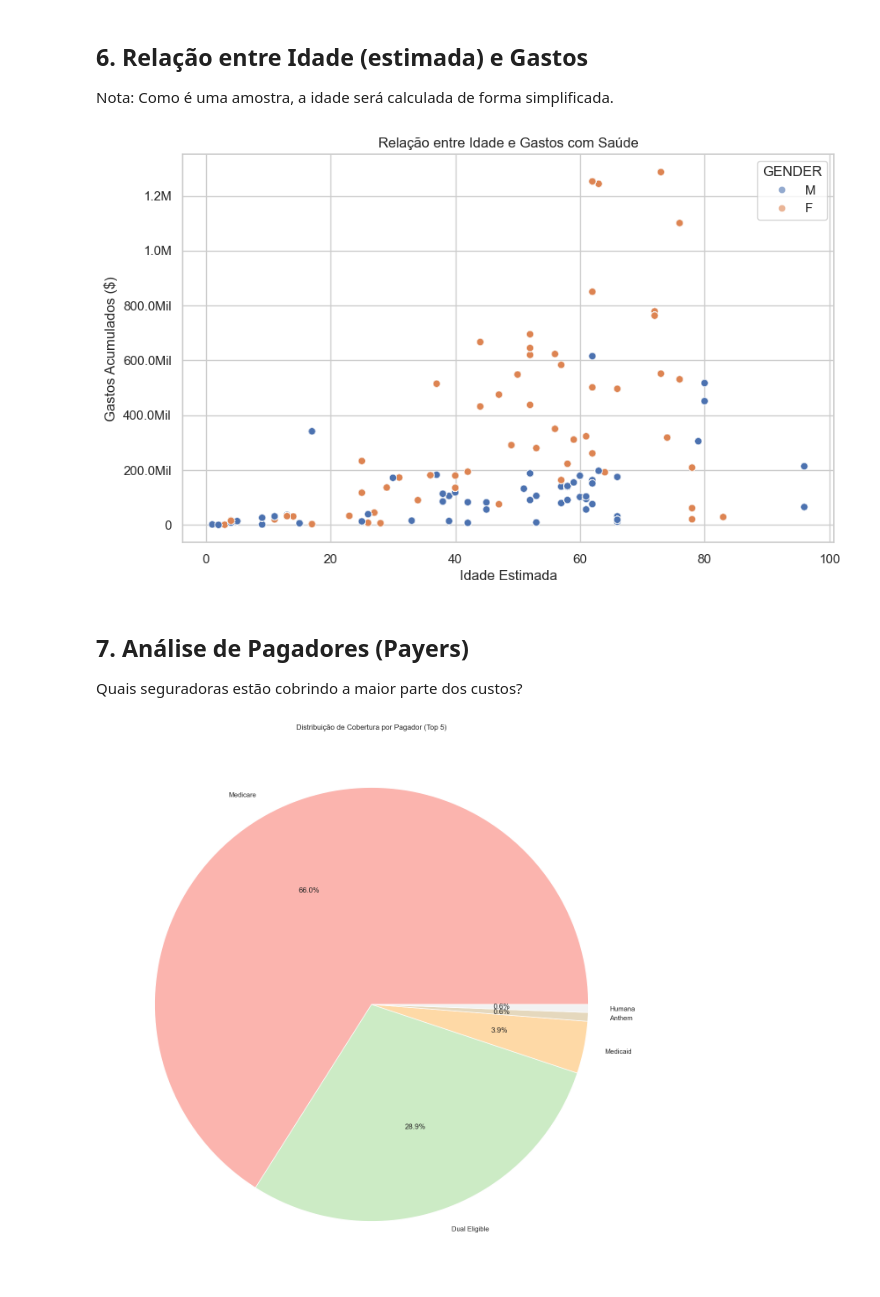
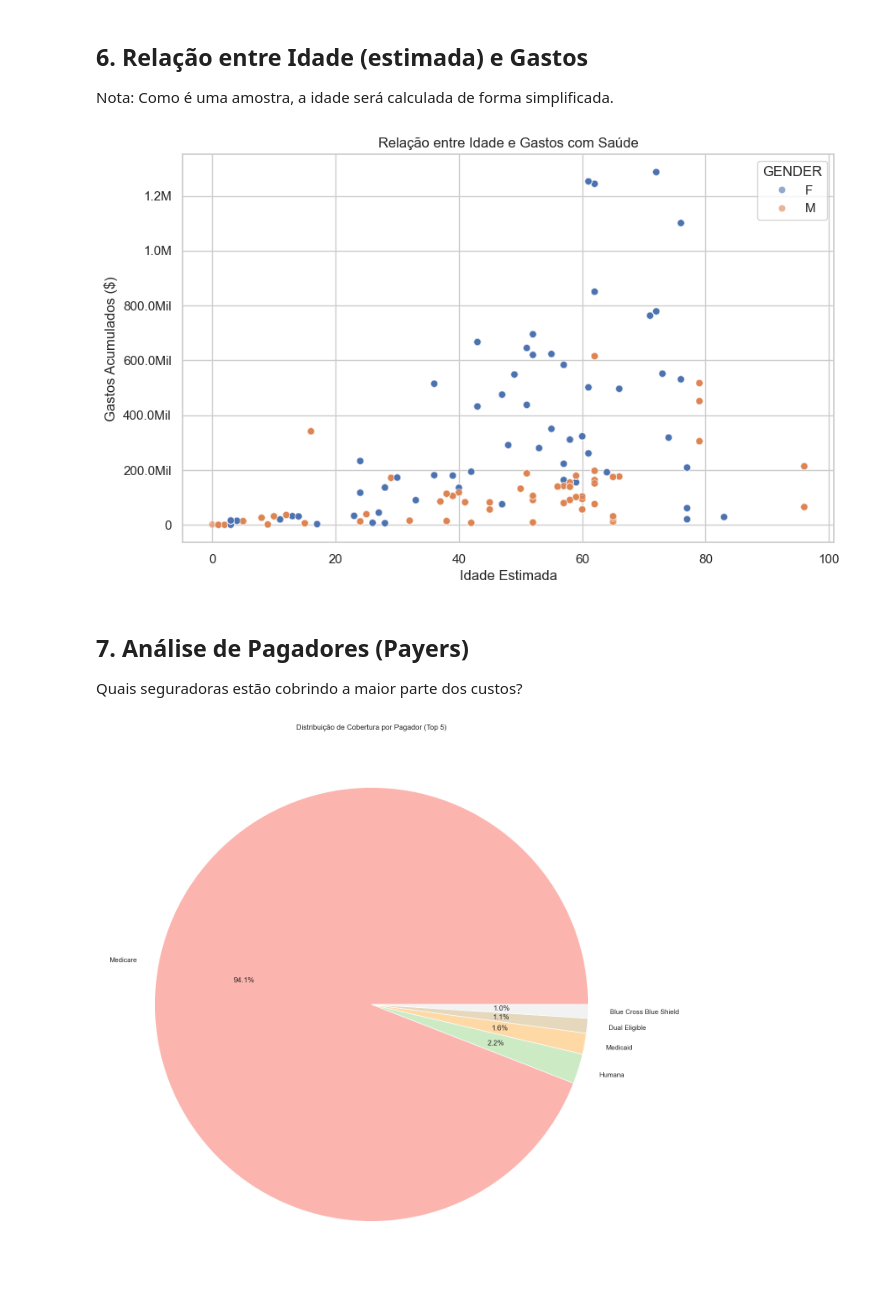
Before and after one commit to thiago2608santana/synthea-project, a Jupyter notebook: EDA_Synthea.ipynb, the cells around one changed output. Drawn from its saved outputs; the diff is of its cells as text; code cells hidden in the pictures.

Commit message:
Alteracao de biblioteca base passando de pandas para Spark

```diff
--- a/EDA_Synthea.ipynb
+++ b/EDA_Synthea.ipynb
@@ -49,5 +71,8 @@ Colunas: 109
 # %%
-df['BIRTHDATE'] = pd.to_datetime(df['BIRTHDATE']).dt.date
-df['AGE'] = df['BIRTHDATE'].apply(lambda x : round((datetime.date.today() - x).days/365))
+#df['BIRTHDATE'] = pd.to_datetime(df['BIRTHDATE']).dt.date
+#df['AGE'] = df['BIRTHDATE'].apply(lambda x : round((datetime.date.today() - x).days/365))
 # %% [markdown]
 ## Conversão das colunas START e STOP para tipo date e cálculo de tempo decorrido
+# %%
+df = df.withColumn('ELAPSED_TIME_MINUTES', (F.col('STOP').cast('long') - F.col('START').cast('long'))/60)
+df = df.withColumn('ELAPSED_TIME_HOURS', (F.col('STOP').cast('long') - F.col('START').cast('long'))/3600)
@@ -54,5 +89,5 @@ df['AGE'] = df['BIRTHDATE'].apply(lambda x : round((datetime.date.today() - x).d
 # %%
-df['START'] = pd.to_datetime(df['START'])
-df['STOP'] = pd.to_datetime(df['STOP'])
-df['TEMPO_DECORRIDO'] = df['STOP'] - df['START']
-df['TEMPO_HORAS'] = df['TEMPO_DECORRIDO'].dt.total_seconds() / 3600
+#df['START'] = pd.to_datetime(df['START'])
+#df['STOP'] = pd.to_datetime(df['STOP'])
+#df['TEMPO_DECORRIDO'] = df['STOP'] - df['START']
+#df['TEMPO_HORAS'] = df['TEMPO_DECORRIDO'].dt.total_seconds() / 3600
@@ -99,2 +154,11 @@ memory usage: 62.1+ MB
 # %% [markdown]
 ## 3. Análise Demográfica
+# %%
+df_plot = df_gender_race = df.filter(F.col('GENDER').isNotNull() & \
+                            F.col('RACE').isNotNull() & \
+                            F.col('DESCRIPTION_condition').isNotNull() & \
+                            F.col('HEALTHCARE_EXPENSES').isNotNull() & \
+                            F.col('AGE').isNotNull() & \
+                            F.col('NAME_payer').isNotNull() & \
+                            F.col('PAYER_COVERAGE').isNotNull())\
+            .select('GENDER', 'RACE', 'DESCRIPTION_condition', 'HEALTHCARE_EXPENSES', 'AGE', 'NAME_payer', 'PAYER_COVERAGE').toPandas()
@@ -156,30 +230,30 @@ plt.gca().xaxis.set_major_formatter(FuncFormatter(formatar_valores))
 ## 6. Relação entre Idade (estimada) e Gastos
 Nota: Como é uma amostra, a idade será calculada de forma simplificada.
 # %%
-df['BIRTHDATE'] = pd.to_datetime(df['BIRTHDATE'])
-df['AGE'] = 2026 - df['BIRTHDATE'].dt.year  # Usando 2026 como ano base do dataset
+#df['BIRTHDATE'] = pd.to_datetime(df['BIRTHDATE'])
+#df['AGE'] = 2026 - df['BIRTHDATE'].dt.year  # Usando 2026 como ano base do dataset
 
 plt.figure(figsize=(10, 6))
-sns.scatterplot(data=df, x='AGE', y='HEALTHCARE_EXPENSES', hue='GENDER', alpha=0.6)
+sns.scatterplot(data=df_plot, x='AGE', y='HEALTHCARE_EXPENSES', hue='GENDER', alpha=0.6)
 plt.title('Relação entre Idade e Gastos com Saúde')
 plt.xlabel('Idade Estimada')
 plt.ylabel('Gastos Acumulados ($)')
 plt.gca().yaxis.set_major_formatter(FuncFormatter(formatar_valores))
 # %% [output]
-[figure, old version]
+[figure, new version]
 # %% [markdown]
 ## 7. Análise de Pagadores (Payers)
 Quais seguradoras estão cobrindo a maior parte dos custos?
 # %%
-if 'NAME_payer' in df.columns:
-    payer_coverage = df.groupby('NAME_payer')['PAYER_COVERAGE'].sum().sort_values(ascending=False).head(5)
+if 'NAME_payer' in df_plot.columns:
+    payer_coverage = df_plot.groupby('NAME_payer')['PAYER_COVERAGE'].sum().sort_values(ascending=False).head(5)
 
     plt.figure(figsize=(20, 16))
     payer_coverage.plot(kind='pie', autopct='%1.1f%%', colormap='Pastel1')
     plt.title('Distribuição de Cobertura por Pagador (Top 5)')
     plt.ylabel('')
     plt.show()
 else:
     print("Coluna 'NAME_payer' não encontrada.")
 # %% [output]
-[figure, old version]
+[figure, new version]
```
Also changed, not shown: parts of 22 cells of this notebook, 8 other files.
